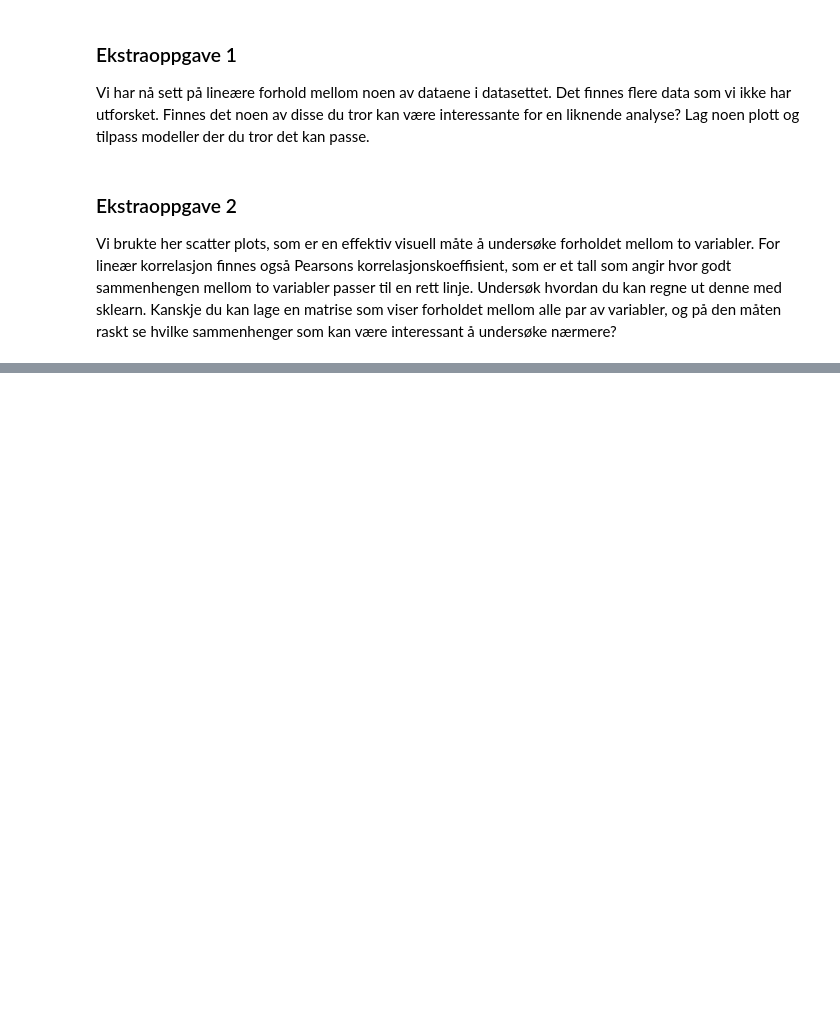
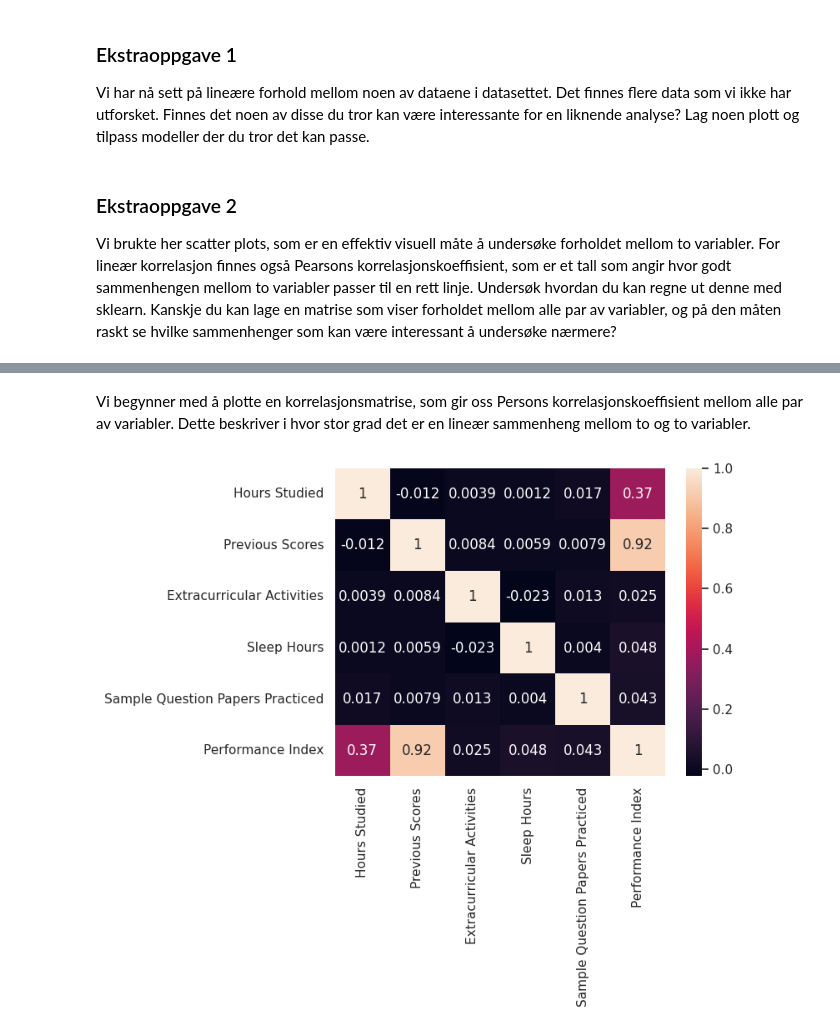
Before and after one commit to eivindlie/ml-workshop-2025, a Jupyter notebook: notebooks/1-regression.ipynb, the cells around one changed output, grey strips where cells are left out. Drawn from its saved outputs; the diff is of its cells as text; code cells hidden in the pictures; blank space fills up the shorter version.

```diff
--- a/notebooks/1-regression.ipynb
+++ b/notebooks/1-regression.ipynb
@@ -122,0 +148,3 @@ Vi brukte her scatter plots, som er en effektiv visuell måte å undersøke forh
+# %%
+df_student = pd.read_csv("Student_Performance.csv")
+df_student.head()
@@ -122,0 +161,4 @@ Vi brukte her scatter plots, som er en effektiv visuell måte å undersøke forh
+# %%
+df_student['Extracurricular Activities'] = pd.Categorical(df_student['Extracurricular Activities'])
+df_student['Extracurricular Activities'] = df_student['Extracurricular Activities'].cat.codes
+df_student.head()
@@ -122,0 +177,7 @@ Vi brukte her scatter plots, som er en effektiv visuell måte å undersøke forh
+# %% [markdown]
+Vi begynner med å plotte en korrelasjonsmatrise, som gir oss Persons korrelasjonskoeffisient mellom alle par av variabler. Dette beskriver i hvor stor grad det er en lineær sammenheng mellom to og to variabler.
+# %%
+sns.heatmap(df_student.corr(), annot=True)
+plt.show()
+# %% [output]
+[figure, added]
```
Also changed, not shown: parts of 27 cells of this notebook.
